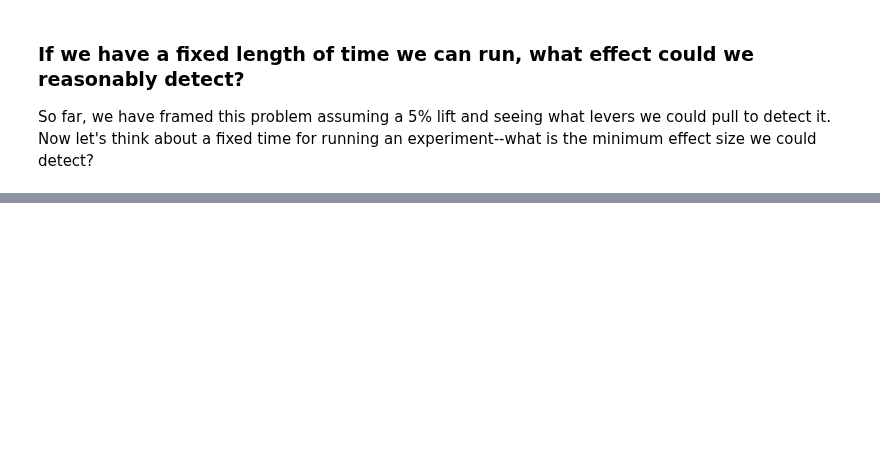
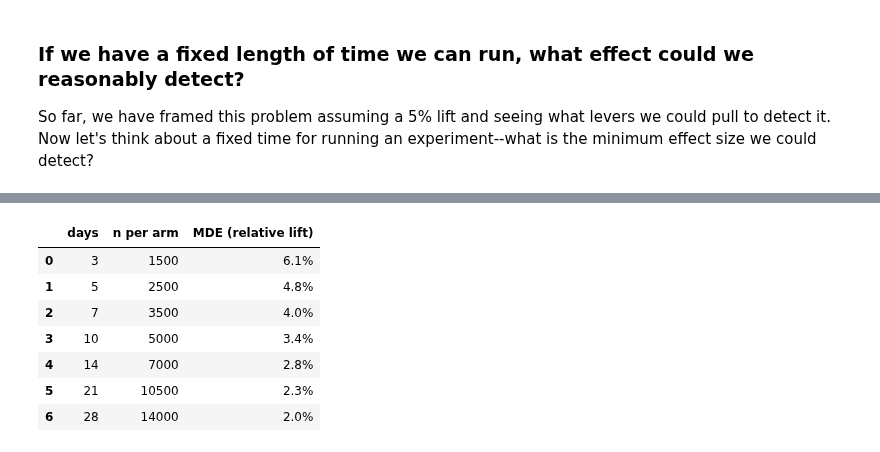
Before and after one commit to kimondragon/DS6021_F26, a Jupyter notebook: notebooks/statistical_power.ipynb, the cells around one changed output, grey strips where cells are left out. Saved outputs shown, nothing was run; the diff lists cells and outputs as text; code cells hidden in the pictures; blank space fills up the shorter version.

```diff
--- a/notebooks/statistical_power.ipynb
+++ b/notebooks/statistical_power.ipynb
@@ -239,0 +303,18 @@ mde_table
+# %%
+rows = []
+for days in [3, 5, 7, 10, 14, 21, 28]:
+    n = days * 500
+    rows.append({"days": days, "n per arm": n, "MDE (relative lift)": mde_for_n(n)})
+
+mde_table = pd.DataFrame(rows)
+mde_table["MDE (relative lift)"] = mde_table["MDE (relative lift)"].map("{:.1%}".format)
+mde_table
+# %% [output]
+|  | days | n per arm | MDE (relative lift) |
+| 0 | 3 | 1500 | 6.1% |
+| 1 | 5 | 2500 | 4.8% |
+| 2 | 7 | 3500 | 4.0% |
+| 3 | 10 | 5000 | 3.4% |
+| 4 | 14 | 7000 | 2.8% |
+| 5 | 21 | 10500 | 2.3% |
+| 6 | 28 | 14000 | 2.0% |
```
Also changed, not shown: parts of 13 cells of this notebook.
